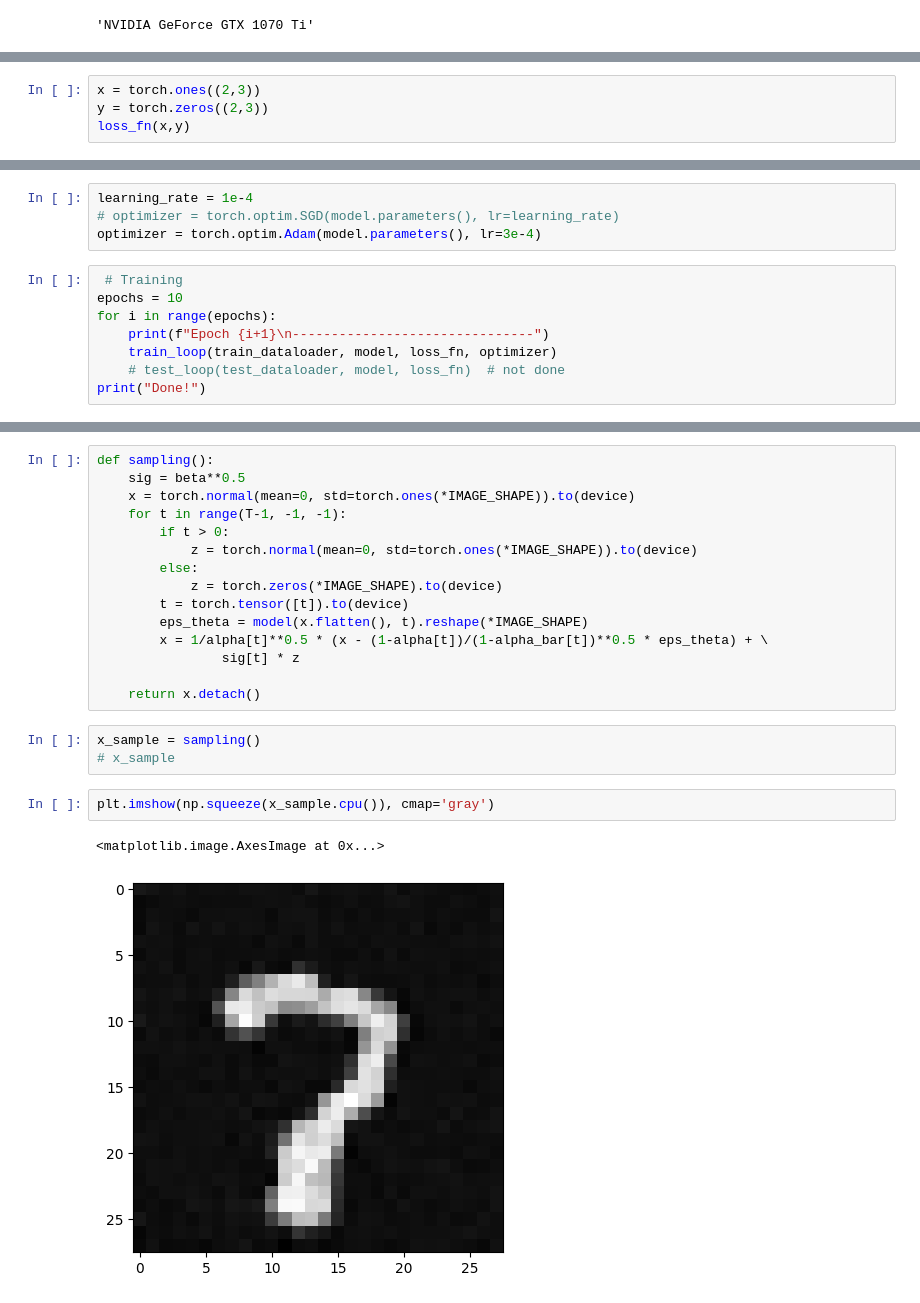
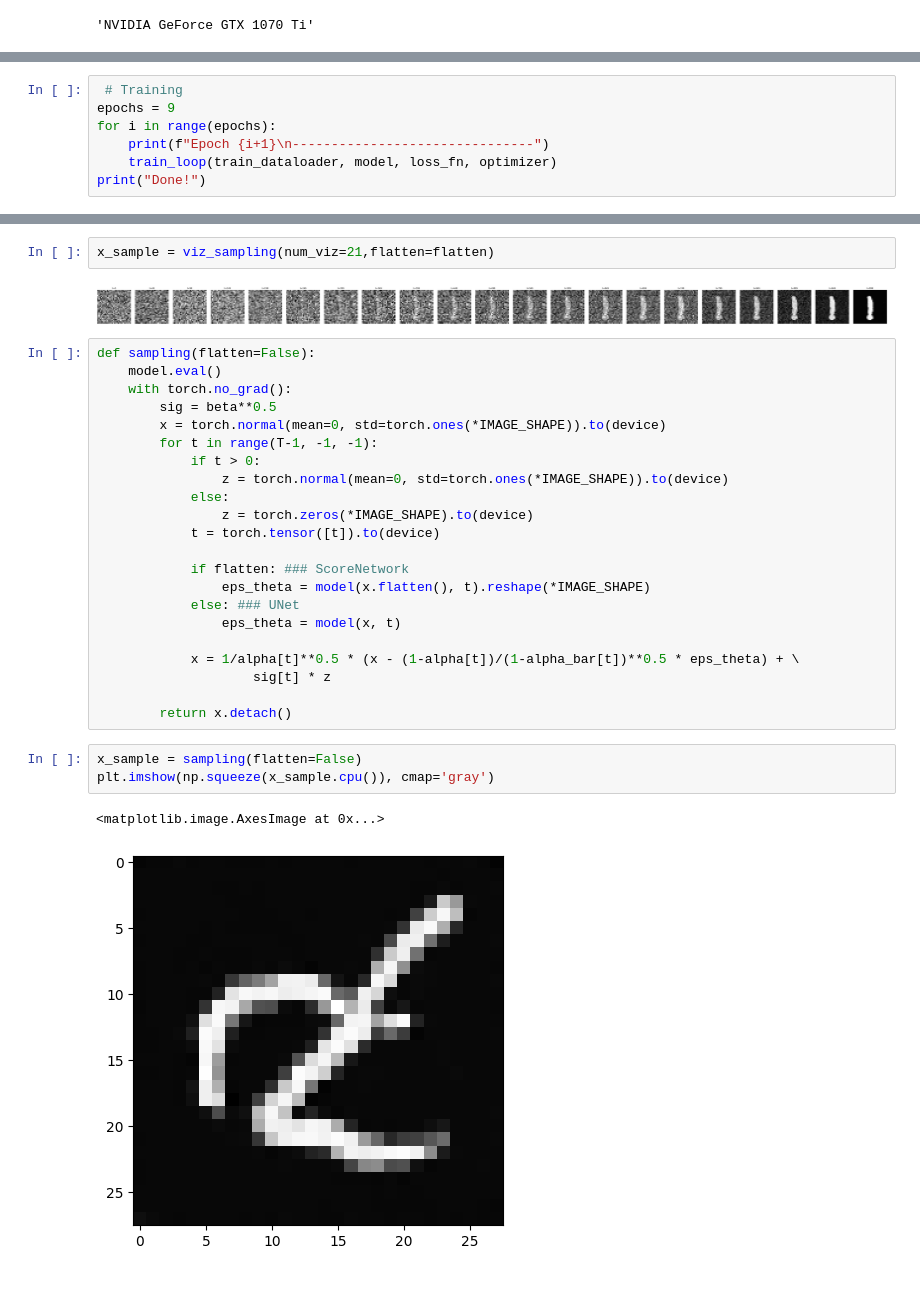
Before and after one commit to Gmaniko/02456-DDPM, a Jupyter notebook: David/ddpm_mnist.ipynb, the cells around one changed output, grey strips where cells are left out. Drawn from its saved outputs; the diff is of its cells as text.

```diff
--- a/David/ddpm_mnist.ipynb
+++ b/David/ddpm_mnist.ipynb
@@ -174,4 +147,0 @@ loss_fn = torch.nn.MSELoss()
-# %%
-x = torch.ones((2,3))
-y = torch.zeros((2,3))
-loss_fn(x,y)
@@ -235,14 +181,9 @@ def test_loop(dataloader, model, loss_fn):
-# %%
-learning_rate = 1e-4
-# optimizer = torch.optim.SGD(model.parameters(), lr=learning_rate)
-optimizer = torch.optim.Adam(model.parameters(), lr=3e-4)
 # %%
  # Training
-epochs = 10
+epochs = 9
 for i in range(epochs):
     print(f"Epoch {i+1}\n-------------------------------")
     train_loop(train_dataloader, model, loss_fn, optimizer)
-    # test_loop(test_dataloader, model, loss_fn)  # not done
 print("Done!")
 # %% [output]
 Epoch 1
@@ -265,23 +241,32 @@ Done!
+# %%
+x_sample = viz_sampling(num_viz=21,flatten=flatten)
+# %% [output]
+[figure, added]
 # %%
-def sampling():
-    sig = beta**0.5
-    x = torch.normal(mean=0, std=torch.ones(*IMAGE_SHAPE)).to(device)
-    for t in range(T-1, -1, -1):
-        if t > 0:
-            z = torch.normal(mean=0, std=torch.ones(*IMAGE_SHAPE)).to(device)
-        else:
-            z = torch.zeros(*IMAGE_SHAPE).to(device)
-        t = torch.tensor([t]).to(device)
-        eps_theta = model(x.flatten(), t).reshape(*IMAGE_SHAPE)
-        x = 1/alpha[t]**0.5 * (x - (1-alpha[t])/(1-alpha_bar[t])**0.5 * eps_theta) + \
-                sig[t] * z
+def sampling(flatten=False):
+    model.eval()
+    with torch.no_grad():
+        sig = beta**0.5
+        x = torch.normal(mean=0, std=torch.ones(*IMAGE_SHAPE)).to(device)
+        for t in range(T-1, -1, -1):
+            if t > 0:
+                z = torch.normal(mean=0, std=torch.ones(*IMAGE_SHAPE)).to(device)
+            else:
+                z = torch.zeros(*IMAGE_SHAPE).to(device)
+            t = torch.tensor([t]).to(device)
 
-    return x.detach()
+            if flatten: ### ScoreNetwork
+                eps_theta = model(x.flatten(), t).reshape(*IMAGE_SHAPE)
+            else: ### UNet
+                eps_theta = model(x, t)
+
+            x = 1/alpha[t]**0.5 * (x - (1-alpha[t])/(1-alpha_bar[t])**0.5 * eps_theta) + \
+                    sig[t] * z
+
+        return x.detach()
-# %%
-x_sample = sampling()
-# x_sample
 # %%
+x_sample = sampling(flatten=False)
 plt.imshow(np.squeeze(x_sample.cpu()), cmap='gray')
 # %% [output]
 <matplotlib.image.AxesImage at 0x...>
-[figure, old version]
+[figure, new version]
```
Also changed, not shown: parts of 20 cells of this notebook, 5 other files.
